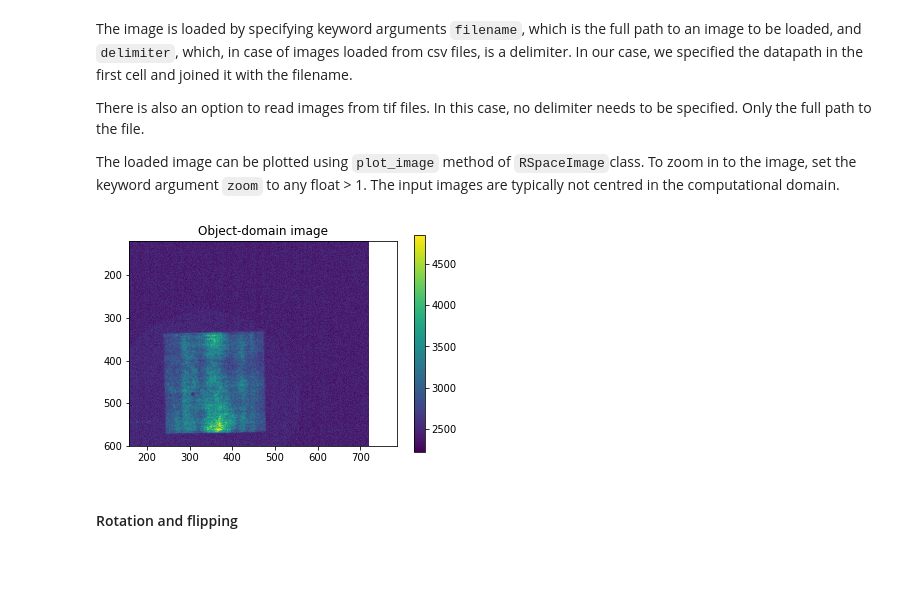
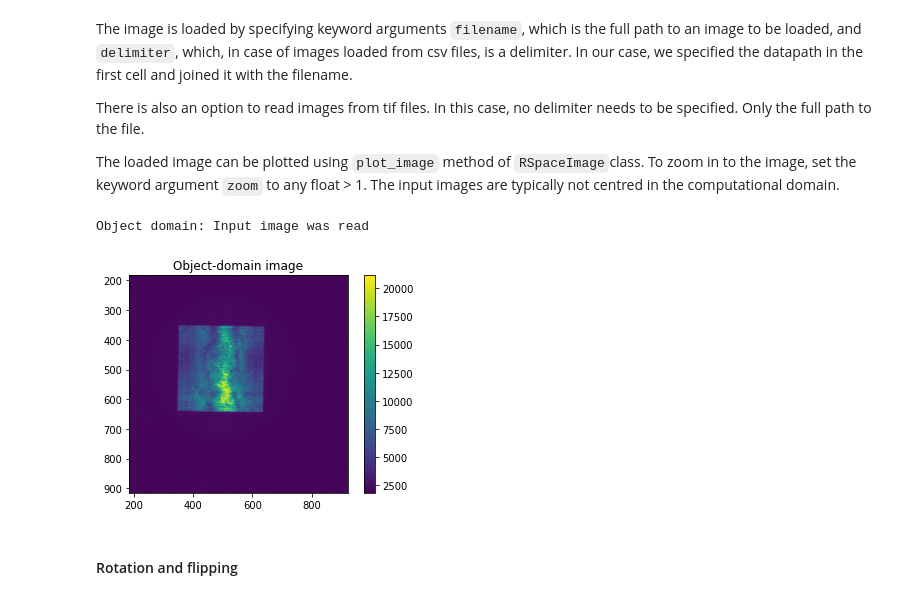
Before and after one commit to pkliui/PhaseRetrieval, a Jupyter notebook: docs/PhaseRetrieval.ipynb, the cells around one changed output. Drawn from its saved outputs; the diff is of its cells as text; code cells hidden in the pictures; blank space fills up the shorter version.

````diff
--- a/docs/PhaseRetrieval.ipynb
+++ b/docs/PhaseRetrieval.ipynb
@@ -109,11 +121,12 @@ There is also an option to read images from tif files. In this case, no delimite
 
 The loaded image can be plotted using ```plot_image``` method of ```RSpaceImage```class. To zoom in to the image, set the keyword argument ```zoom``` to any float > 1. The input images are typically not centred in the computational domain.
 # %%
-rs = RSpaceImage(filename=os.path.join(datapath,'RS.csv'),
+rs = RSpaceImage(filename=os.path.join(datapath,'rs35.csv'),
                  delimiter='\t')
 rs.plot_image(zoom=1.5)
 # %% [output]
+Object domain: Input image was read
-[figure, old version]
+[figure, new version]
 # %% [markdown]
 #### Rotation and flipping <a class="anchor" id="rotation-and-flipping"></a>
 # %% [markdown]
````
Also changed, not shown: parts of 103 cells of this notebook.
